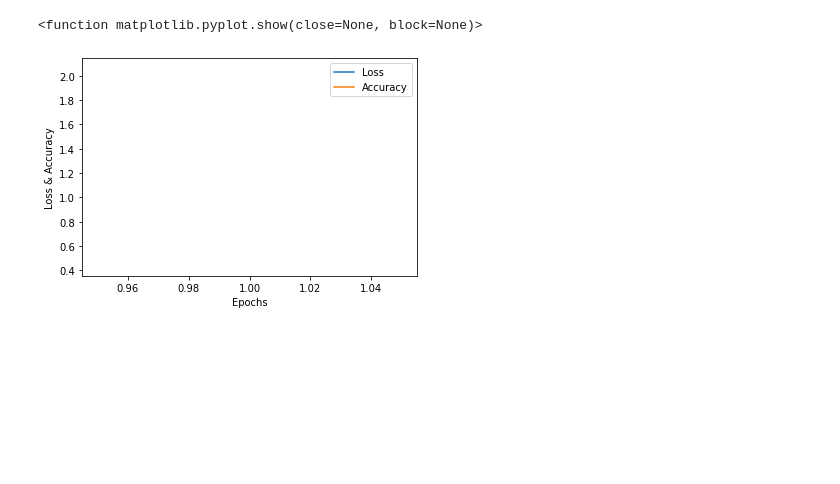
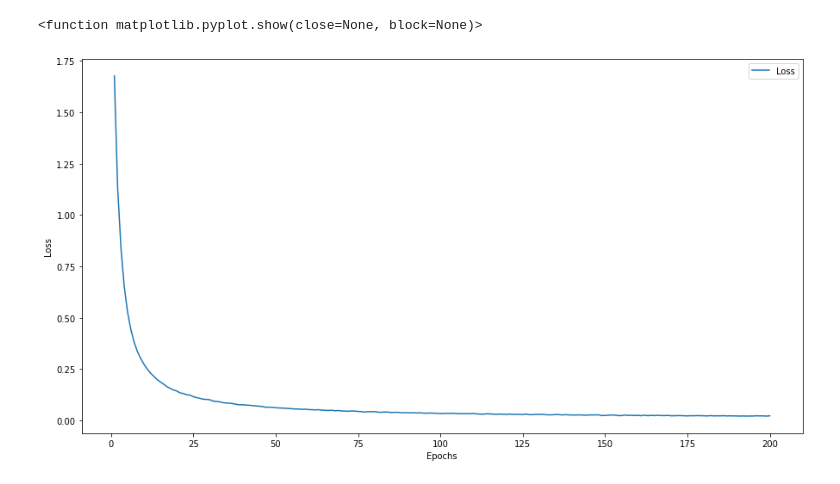
Before and after one commit to mzsawicki/speech-commands, a Jupyter notebook: model.ipynb, the cells around one changed output. Cells and saved outputs as stored; diff of their text form; code cells hidden in the pictures; blank space fills up the shorter version.

Commit message:
Final LSTM model

```diff
--- a/model.ipynb
+++ b/model.ipynb
@@ -42,3 +61,27 @@ test_Y = np.load('test-labels.npy')
+# %%
+# Shuffle 50% of noisy examples with clean set. The rest will represent "target" distribution
+noisy_set_split_point = int(np.floor(noisy_examples_count * 0.75))
+
+noisy_X_to_shuffle, target_X = noisy_X[:noisy_set_split_point], noisy_X[noisy_set_split_point:]
+noisy_Y_to_shuffle, target_Y = noisy_Y[:noisy_set_split_point], noisy_Y[noisy_set_split_point:]
+
+shuffled_X = np.concatenate((clean_X, noisy_X_to_shuffle), axis=0)
+shuffled_Y = np.concatenate((clean_Y, noisy_Y_to_shuffle), axis=0)
+
+shuffled_examples_count = shuffled_X.shape[0]
+shuffled_set_permutation = np.random.permutation(shuffled_examples_count)
+shuffled_X = shuffled_X[shuffled_set_permutation]
+shuffled_Y = shuffled_Y[shuffled_set_permutation]
+# %%
+# Finally, split into train, bridge, dev and test set
+shuffled_set_split_point = int(np.floor(shuffled_examples_count * 0.9))
+train_X, bridge_X = shuffled_X[:shuffled_set_split_point], shuffled_X[shuffled_set_split_point:]
+train_Y, bridge_Y = shuffled_Y[:shuffled_set_split_point], shuffled_Y[shuffled_set_split_point:]
+
+target_examples_count = target_X.shape[0]
+target_set_split_point = target_examples_count // 2
+dev_X, test_X = target_X[:target_set_split_point], target_X[target_set_split_point:]
+dev_Y, test_Y = target_Y[:target_set_split_point], target_Y[target_set_split_point:]
 # %%
 train_X.shape
 # %% [output]
@@ -72,13 +119,13 @@ def model():
 
     X_input = tf.keras.layers.Input(shape=(20,44))
     X = tf.keras.layers.LayerNormalization() (X_input)
-    X = tf.keras.layers.GRU(units=44, activation='relu', dropout=0.3, return_sequences=True) (X)
+    X = tf.keras.layers.LSTM(units=44, activation='relu', dropout=0.3, return_sequences=True) (X)
     X = tf.keras.layers.Flatten() (X)
     X = tf.keras.layers.BatchNormalization() (X)
     X = tf.keras.layers.Dense(32, activation='sigmoid') (X)
     X = tf.keras.layers.Dense(17, activation='softmax') (X)
 
-    model = tf.keras.Model(inputs=X_input, outputs=X, name='RELU_GRU_SIGMOID')
+    model = tf.keras.Model(inputs=X_input, outputs=X, name='LSTM')
 
     return model
 # %%
@@ -105,10 +152,9 @@ Non-trainable params: 1,760
 _________________________________________________________________
 # %%
 optimizer = tf.keras.optimizers.Adam(learning_rate=LEARNING_RATE)
-metrics = [
-    tf.keras.metrics.CategoricalAccuracy(name='Accuracy'),
-    tfa.metrics.MultiLabelConfusionMatrix(name='Confusion matrix', num_classes=17),
-]
+
+metrics = [ tf.keras.metrics.CategoricalAccuracy(name='accuracy'), ]
+
 model.compile(loss='categorical_crossentropy', optimizer=optimizer, metrics=metrics)
 # %%
 history = model.fit(train_X, train_Y, batch_size=BATCH_SIZE, epochs=TRAINING_EPOCHS, shuffle=True)
@@ -117,15 +181,12 @@ KeyboardInterrupt:
 # %%
 loss = history.history['loss']
-accuracy = history.history['Accuracy']
-epochs = range(1, TRAINING_EPOCHS+1)
-
+plt.figure(figsize=(15,8))
 plt.plot(epochs, loss, label="Loss")
-plt.plot(epochs, accuracy, label="Accuracy")
 plt.xlabel('Epochs')
-plt.ylabel('Loss & Accuracy')
+plt.ylabel('Loss')
 plt.legend()
 
 plt.show
 # %% [output]
 <function matplotlib.pyplot.show(close=None, block=None)>
-[figure, old version]
+[figure, new version]
```
Also changed, not shown: parts of 45 cells of this notebook, 2 other files.
